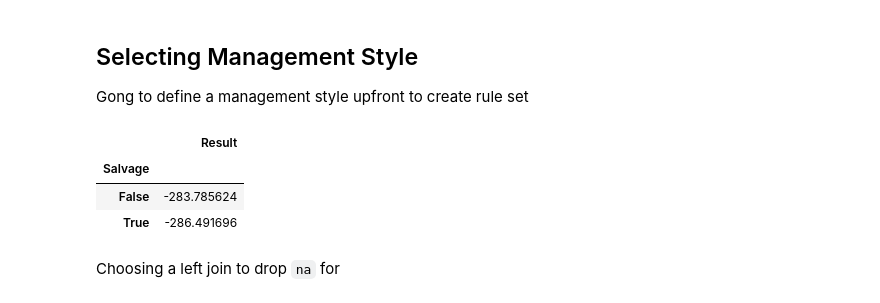
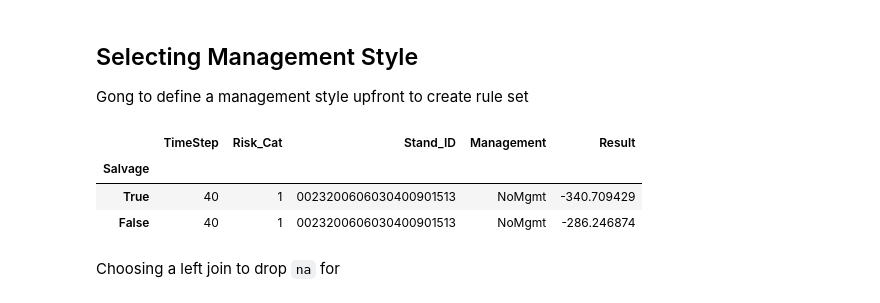
Before and after one commit to sms1097/Carbon-Emissions-Budworm, a Jupyter notebook: Rule Learning/Model 1.ipynb, the cells around one changed output. Cells and saved outputs as stored; diff of their text form; code cells hidden in the pictures.

```diff
--- a/Rule Learning/Model 1.ipynb
+++ b/Rule Learning/Model 1.ipynb
@@ -37,16 +36,19 @@ predictors.head()
 ## Selecting Management Style
 Gong to define a management style upfront to create rule set
 # %%
-MANAGEMENT_STYLE = 'Heavy'
+MANAGEMENT_STYLE = 'NoMgmt'
 # %%
 mgmt_df = netc_expanded[netc_expanded['Management'] == MANAGEMENT_STYLE]
-# %%
-mgmt_df[mgmt_df['Stand_ID'] == '0023200606030400901513'].groupby('Salvage').agg({'Result':np.mean})
-# %% [output]
-|  | Result |
-| Salvage |  |
-| False | -283.785624 |
-| True | -286.491696 |
+# %%
+x = mgmt_df[(mgmt_df['Stand_ID'] == '0023200606030400901513') &
+            (mgmt_df['TimeStep'] == 40)].groupby('Salvage').head().set_index('Salvage')
+# %%
+x
+# %% [output]
+|  | TimeStep | Risk_Cat | Stand_ID | Management | Result |
+| Salvage |  |  |  |  |  |
+| True | 40 | 1 | 0023200606030400901513 | NoMgmt | -340.709429 |
+| False | 40 | 1 | 0023200606030400901513 | NoMgmt | -286.246874 |
 # %% [markdown]
 Choosing a left join to drop `na` for
 # %%
```
Also changed, not shown: parts of 36 cells of this notebook.
